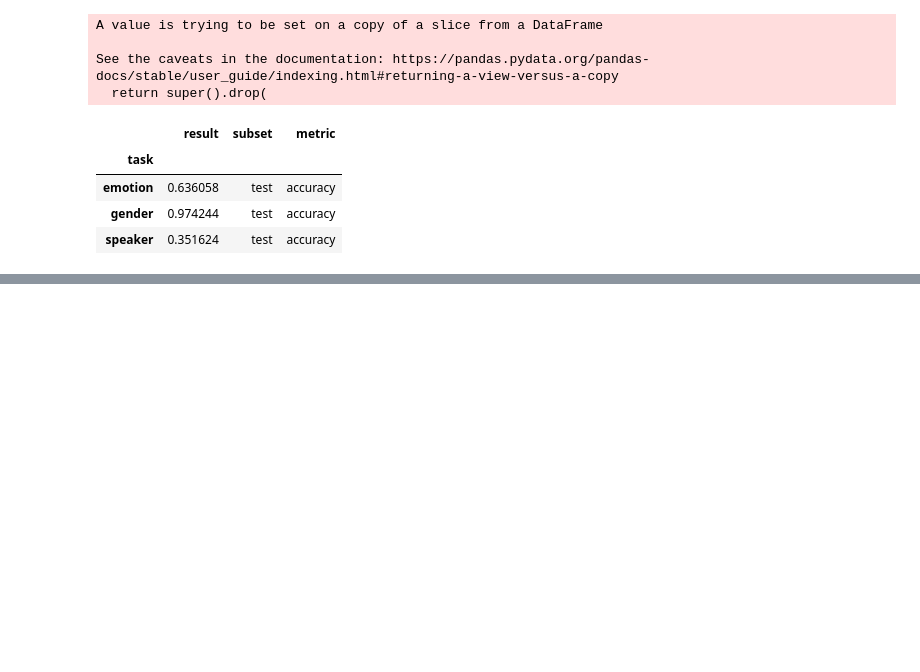
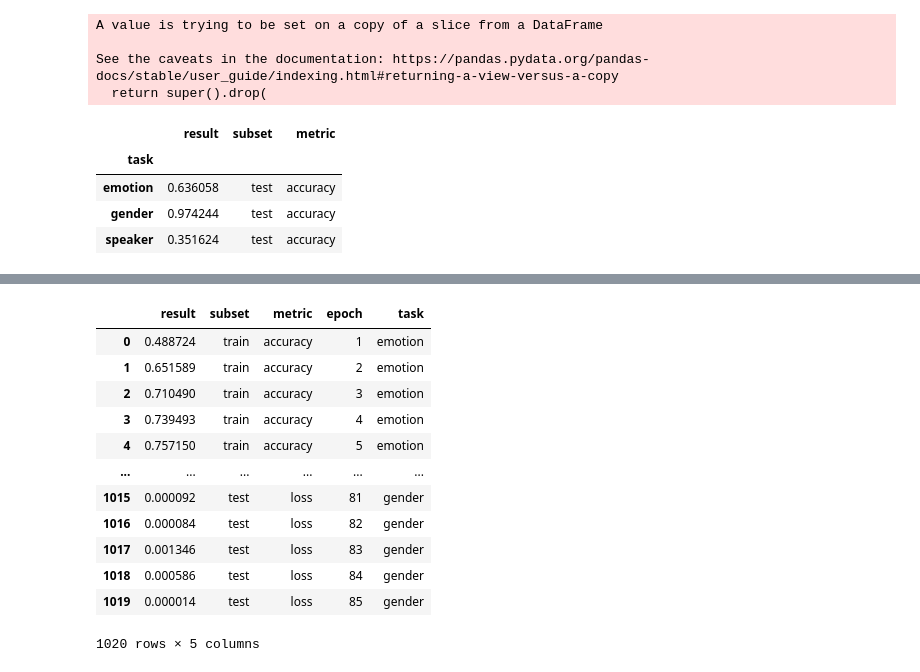
Before and after one commit to iamryabinov/SER_neuro, a Jupyter notebook: multi_task.ipynb, the cells around one changed output, grey strips where cells are left out. Saved outputs shown, nothing was run; the diff lists cells and outputs as text; code cells hidden in the pictures; blank space fills up the shorter version.

```diff
--- a/multi_task.ipynb
+++ b/multi_task.ipynb
@@ -381,0 +601,21 @@ See the caveats in the documentation: https://pandas.pydata.org/pandas-docs/stab
+# %%
+train_ds = ramas_224_train
+test_ds = ramas_224_test
+model = md_multi.vgg(num_emotions=2, num_speakers=12, num_genders=2, type=11, bn=True)
+device = torch.device("cuda:1" if torch.cuda.is_available() else "cpu")
+# device = torch.device("cpu")
+criterion = nn.CrossEntropyLoss()
+optimizer = torch.optim.Adam(params=model.parameters(), lr=1e-4)
+ts = TrainingSession(name='VGGAverageWeighting',
+                      model=model,
+                      train_dataset=train_ds,
+                      test_dataset=test_ds,
+                      criterion=criterion,
+                      optimizer=optimizer,
+                      num_epochs=300,
+                      batch_size=32,
+                      device=device,
+                     path_to_weights=WEIGHTS_FOLDER,
+                     path_to_results=RESULTS_FOLDER,
+                    loss_weighter=averaged_sum  # Из файла multitask_training_session.py
+                    )
@@ -381,0 +653,20 @@ See the caveats in the documentation: https://pandas.pydata.org/pandas-docs/stab
+# %%
+ts.train_dataset.tasks = ('emotion', 'speaker', 'gender')
+ts.create_results_file()
+# %%
+results = pd.read_csv(os.path.join(ts.path_to_results, f'{ts.name}_results.csv'), delimiter=';')
+results
+# %% [output]
+|  | result | subset | metric | epoch | task |
+| 0 | 0.488724 | train | accuracy | 1 | emotion |
+| 1 | 0.651589 | train | accuracy | 2 | emotion |
+| 2 | 0.710490 | train | accuracy | 3 | emotion |
+| 3 | 0.739493 | train | accuracy | 4 | emotion |
+| 4 | 0.757150 | train | accuracy | 5 | emotion |
+| ... | ... | ... | ... | ... | ... |
+| 1015 | 0.000092 | test | loss | 81 | gender |
+| 1016 | 0.000084 | test | loss | 82 | gender |
+| 1017 | 0.001346 | test | loss | 83 | gender |
+| 1018 | 0.000586 | test | loss | 84 | gender |
+| 1019 | 0.000014 | test | loss | 85 | gender |
+1020 rows × 5 columns
```
Also changed, not shown: parts of 23 cells of this notebook, 8 other files.
